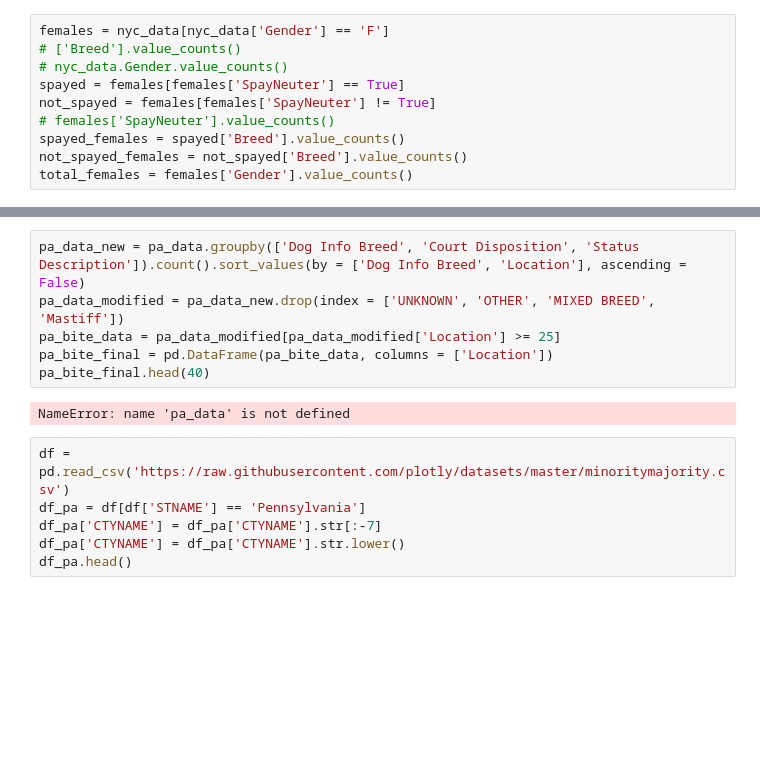
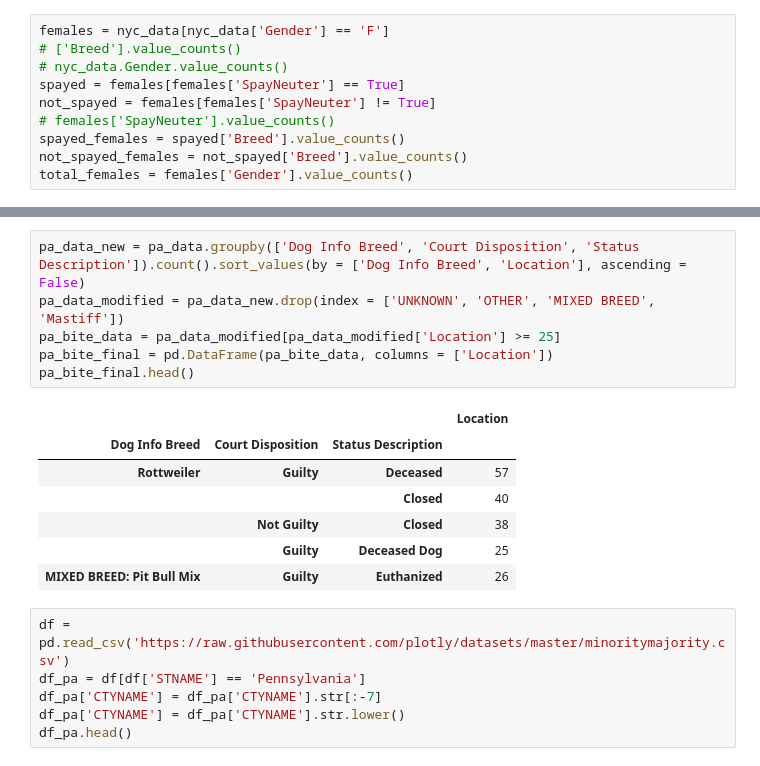
Before and after one commit to DanielleRomanoff/DS-Unit-1-Project_Dog_Bites, a Jupyter notebook: Dog Bites Project.ipynb, the cells around one changed output, grey strips where cells are left out. Cells and saved outputs as stored; diff of their text form; blank space fills up the shorter version.

```diff
--- a/Dog Bites Project.ipynb
+++ b/Dog Bites Project.ipynb
@@ -81,11 +97,17 @@ NameError: name 'pa_data' is not defined
 # %%
 pa_data_new = pa_data.groupby(['Dog Info Breed', 'Court Disposition', 'Status Description']).count().sort_values(by = ['Dog Info Breed', 'Location'], ascending = False)
 pa_data_modified = pa_data_new.drop(index = ['UNKNOWN', 'OTHER', 'MIXED BREED', 'Mastiff'])
 pa_bite_data = pa_data_modified[pa_data_modified['Location'] >= 25]
 pa_bite_final = pd.DataFrame(pa_bite_data, columns = ['Location'])
-pa_bite_final.head(40)
+pa_bite_final.head()
 # %% [output]
-NameError: name 'pa_data' is not defined
+|  |  |  | Location |
+| Dog Info Breed | Court Disposition | Status Description |  |
+| Rottweiler | Guilty | Deceased | 57 |
+|  |  | Closed | 40 |
+|  | Not Guilty | Closed | 38 |
+|  | Guilty | Deceased Dog | 25 |
+| MIXED BREED: Pit Bull Mix | Guilty | Euthanized | 26 |
 # %%
 df = pd.read_csv('https://raw.githubusercontent.com/plotly/datasets/master/minoritymajority.csv')
 df_pa = df[df['STNAME'] == 'Pennsylvania']
```
Also changed, not shown: parts of 6 cells of this notebook.
